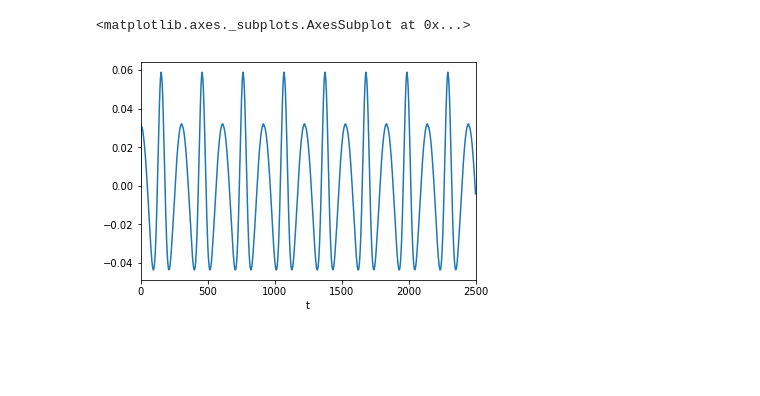
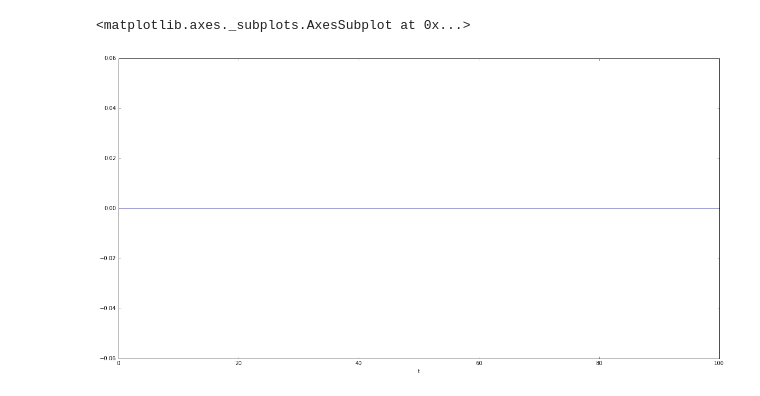
Before and after one commit to pablogalaviz/PostNewton3BP, a Jupyter notebook: utils/Analysis.ipynb, the cells around one changed output. Drawn from its saved outputs; the diff is of its cells as text; code cells hidden in the pictures; blank space fills up the shorter version.

```diff
--- a/utils/Analysis.ipynb
+++ b/utils/Analysis.ipynb
@@ -68,5 +104,5 @@ df_waves.to_csv('fig3_'+figname+'_wave.gp',sep='\t')
 # %%
-df_waves['R[Qm=2]'].plot()
+df_waves['R[Qm=-1]'].plot(figsize=(20,10))
 # %% [output]
 <matplotlib.axes._subplots.AxesSubplot at 0x...>
-[figure, old version]
+[figure, new version]
```
Also changed, not shown: parts of 13 cells of this notebook, 10 other files.
